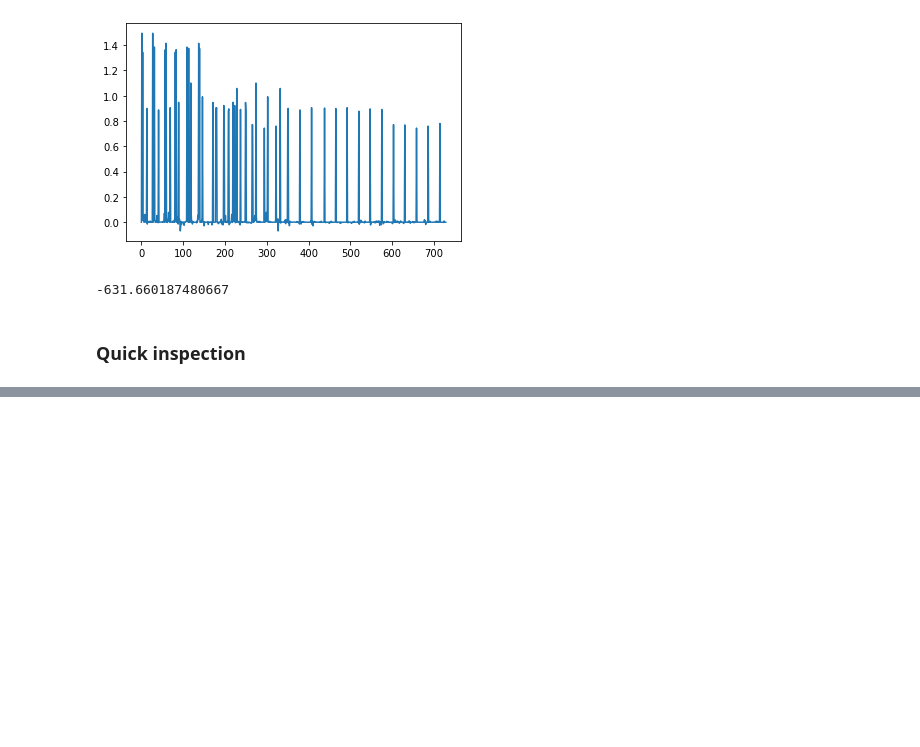
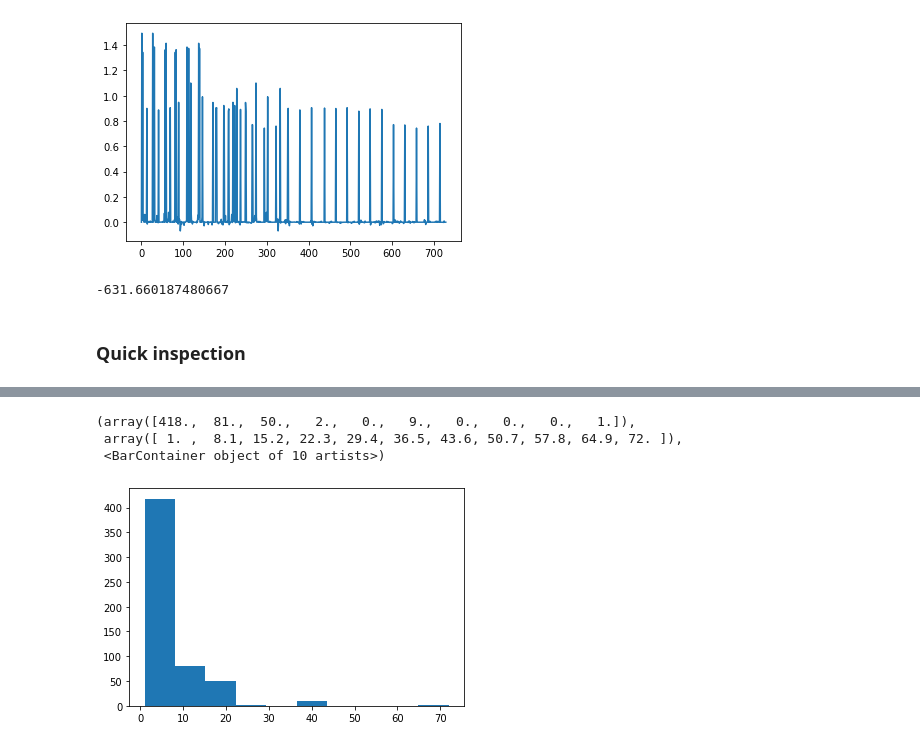
Before and after one commit to choderalab/espaloma, a Jupyter notebook: scripts/qca/QCArchive Fetch.ipynb, the cells around one changed output, grey strips where cells are left out. Cells and saved outputs as stored; diff of their text form; code cells hidden in the pictures; blank space fills up the shorter version.

```diff
--- a/scripts/qca/QCArchive Fetch.ipynb
+++ b/scripts/qca/QCArchive Fetch.ipynb
@@ -415,0 +418,6 @@ Text(0, 0.5, 'relative energy (kilocalorie/mole)')
+# %%
+keys = list(all_mols_and_targets.keys())
+# %%
+smiles_dict = dict()
+for key in keys:
+    smiles_dict[key] = all_mols_and_targets[key].offmol.to_smiles()
@@ -415,0 +430,7 @@ Text(0, 0.5, 'relative energy (kilocalorie/mole)')
+# %%
+plt.hist(Counter(smiles_dict.values()).values())
+# %% [output]
+(array([418.,  81.,  50.,   2.,   0.,   9.,   0.,   0.,   0.,   1.]),
+ array([ 1. ,  8.1, 15.2, 22.3, 29.4, 36.5, 43.6, 50.7, 57.8, 64.9, 72. ]),
+ <BarContainer object of 10 artists>)
+[figure, added]
```
Also changed, not shown: parts of 34 cells of this notebook.
